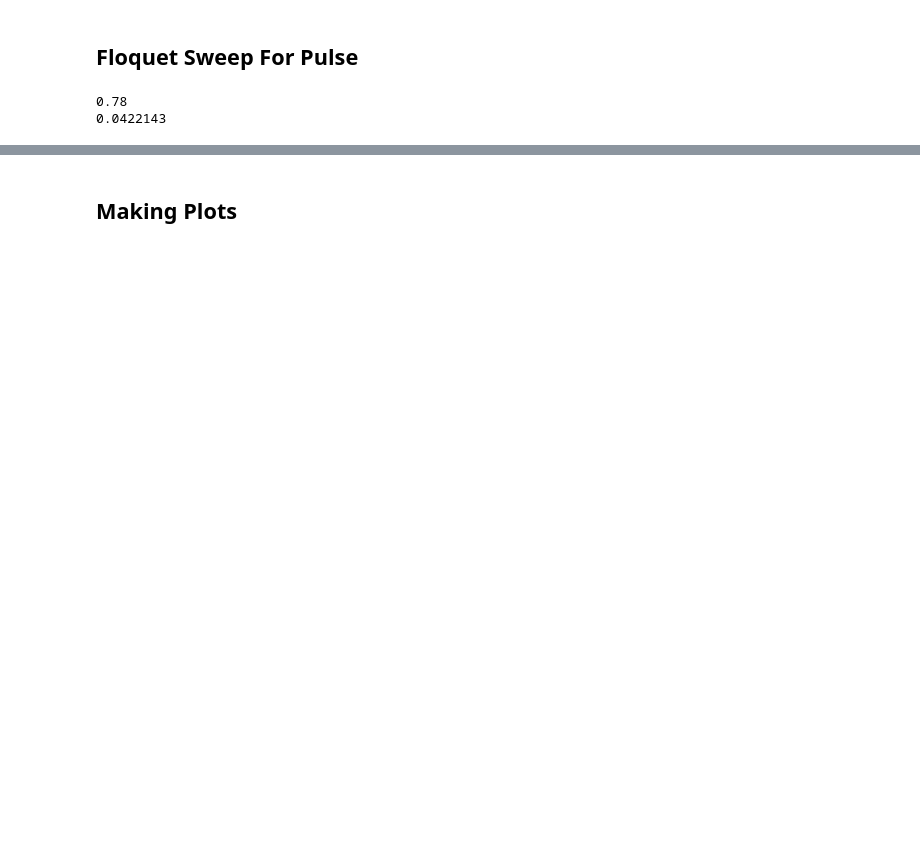
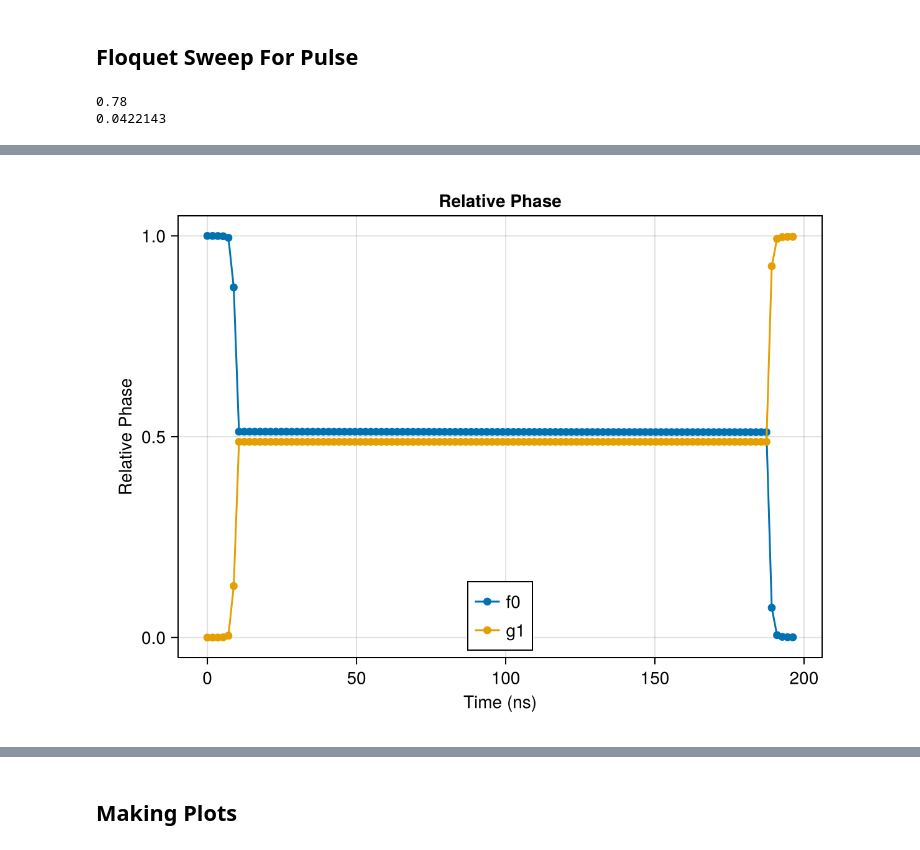
Before and after one commit to Gavin-Rockwood/SuperconductingCavities, a Jupyter notebook: Demo/DevTesting.ipynb, the cells around one changed output, grey strips where cells are left out. Saved outputs shown, nothing was run; the diff lists cells and outputs as text; code cells hidden in the pictures; blank space fills up the shorter version.

```diff
--- a/Demo/DevTesting.ipynb
+++ b/Demo/DevTesting.ipynb
@@ -244,3 +157,21 @@ Final Phase Difference2.83305603856173
+# %%
+f = cm.Figure()
+ax = cm.Axis(f[1,1], title = "Relative Phase", xlabel = "Time (ns)",  ylabel = "Relative Phase")
+
+cm.scatterlines!(ax, times, y_f0_floq, label = "f0")
+cm.scatterlines!(ax, times, y_g1_floq, label = "g1")
+y =  y_f0_floq_phase-y_g1_floq_phase
+for i in 1:length(y)
+    if y[i]<0
+        y[i] += 2 * pi
+    end
+end
+
+cm.axislegend(position = :cb)
+
+f
+# %% [output]
+[figure, added]
 # %%
 f = cm.Figure()
 ax = cm.Axis(f[1,1], title = "Relative Phase", xlabel = "Time (ns)",  ylabel = "Relative Phase")
```
Also changed, not shown: parts of 20 cells of this notebook, 42 other files.
